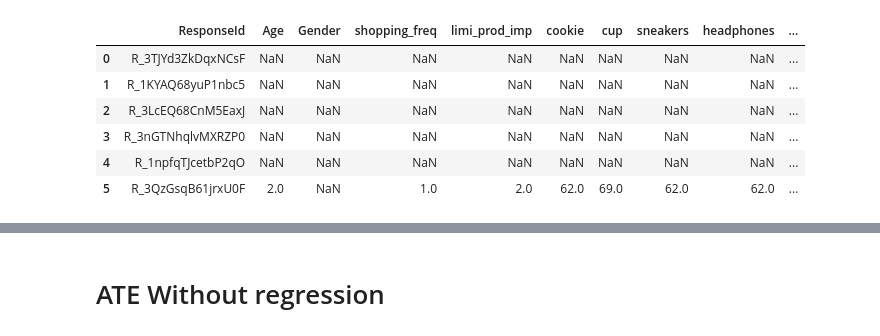
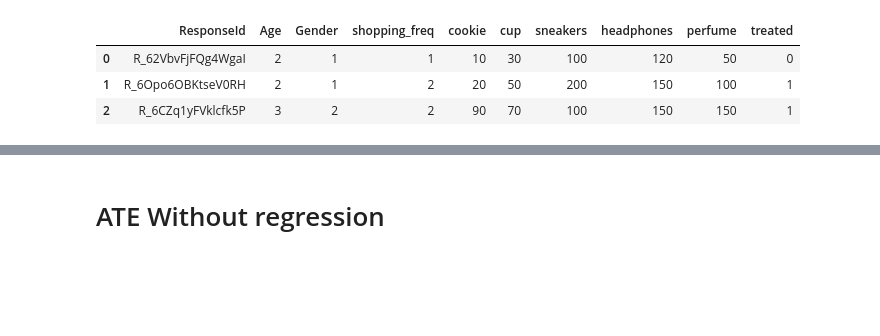
Before and after one commit to Abhishek-862/Bs_830_project, a Jupyter notebook: src/poilet_study.ipynb, the cells around one changed output, grey strips where cells are left out. Saved outputs shown, nothing was run; the diff lists cells and outputs as text; code cells hidden in the pictures; blank space fills up the shorter version.

Commit message:
Updated code after the response change

```diff
--- a/src/poilet_study.ipynb
+++ b/src/poilet_study.ipynb
@@ -10,17 +10,14 @@ from stargazer.stargazer import Stargazer
 # %%
 
 df_path = os.path.join("..", "data", "combined.csv")   # ../data/combined.csv from src/
 assert os.path.exists(df_path), f"File not found: {df_path}"
 df = pd.read_csv(df_path)
-df.head(6)
+df.head(15)
 # %% [output]
-|  | ResponseId | Age | Gender | shopping_freq | limi_prod_imp | cookie | cup | sneakers | headphones | ... |
-| 0 | R_3TJYd3ZkDqxNCsF | NaN | NaN | NaN | NaN | NaN | NaN | NaN | NaN | ... |
-| 1 | R_1KYAQ68yuP1nbc5 | NaN | NaN | NaN | NaN | NaN | NaN | NaN | NaN | ... |
-| 2 | R_3LcEQ68CnM5EaxJ | NaN | NaN | NaN | NaN | NaN | NaN | NaN | NaN | ... |
-| 3 | R_3nGTNhqlvMXRZP0 | NaN | NaN | NaN | NaN | NaN | NaN | NaN | NaN | ... |
-| 4 | R_1npfqTJcetbP2qO | NaN | NaN | NaN | NaN | NaN | NaN | NaN | NaN | ... |
-| 5 | R_3QzGsqB61jrxU0F | 2.0 | NaN | 1.0 | 2.0 | 62.0 | 69.0 | 62.0 | 62.0 | ... |
+|  | ResponseId | Age | Gender | shopping_freq | cookie | cup | sneakers | headphones | perfume | treated |
+| 0 | R_62VbvFjFQg4WgaI | 2 | 1 | 1 | 10 | 30 | 100 | 120 | 50 | 0 |
+| 1 | R_6Opo6OBKtseV0RH | 2 | 1 | 2 | 20 | 50 | 200 | 150 | 100 | 1 |
+| 2 | R_6CZq1yFVklcfk5P | 3 | 2 | 2 | 90 | 70 | 100 | 150 | 150 | 1 |
 # %%
 df = df.dropna()
 df = df[df[['cookie','sneakers']].notna().all(axis=1)]
```
Also changed, not shown: parts of 9 cells of this notebook, 1 other file.
